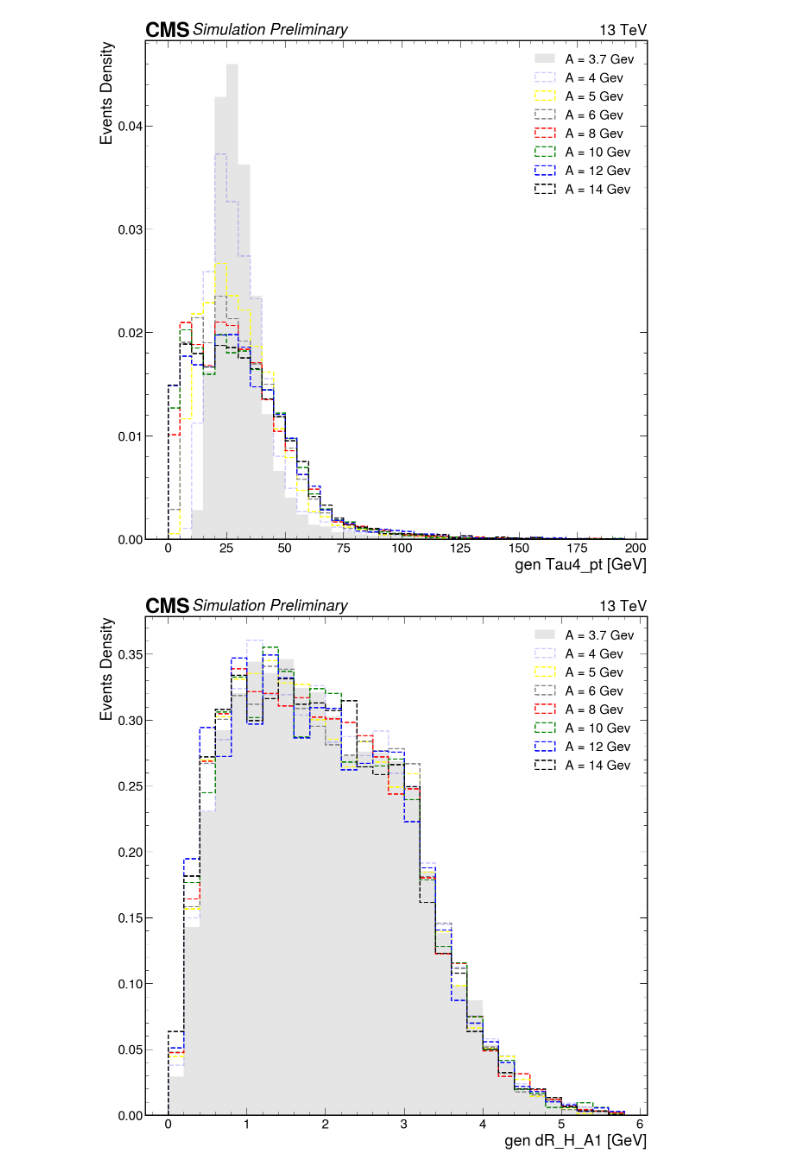
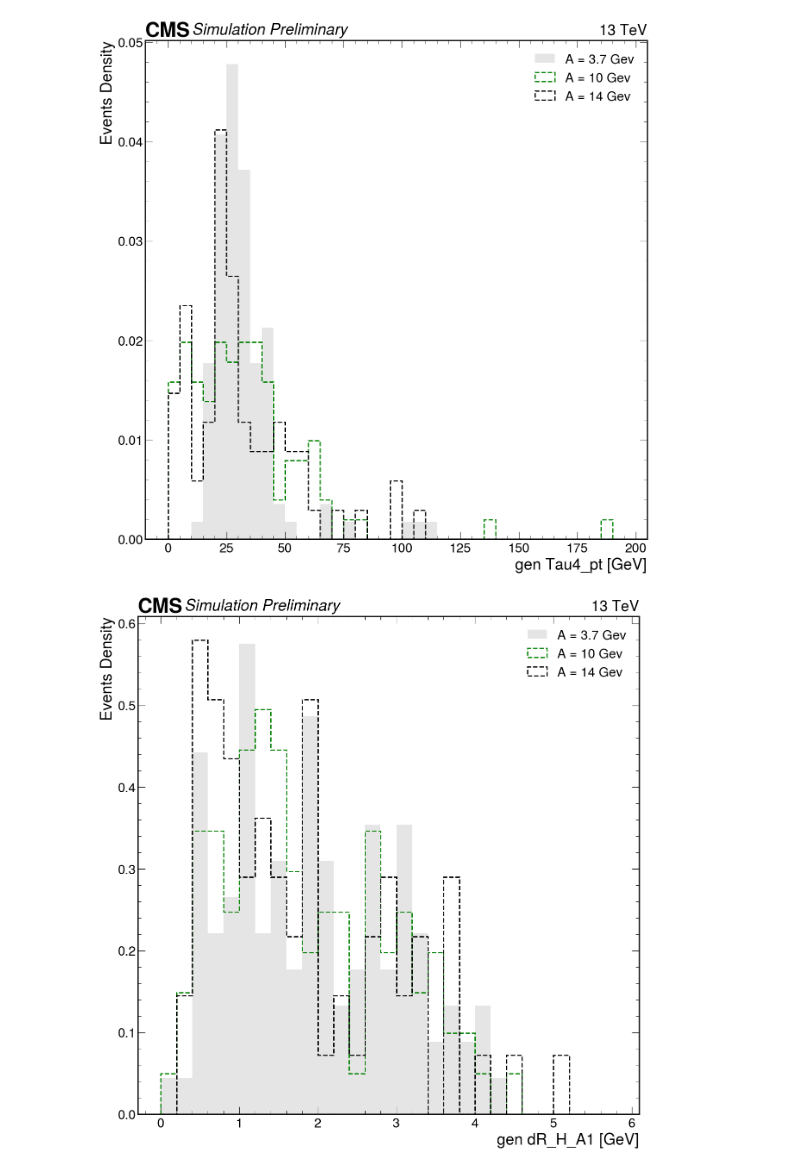
Before and after one commit to bhbam/H_AA_CLuster_jupyter_notebooks, a Jupyter notebook: plot_H_AA_4Tau_Gen_Info_from_rootfile_usig_uproot.ipynb, the cells around one changed output. Saved outputs shown, nothing was run; the diff lists cells and outputs as text; code cells hidden in the pictures.

Commit message:
run 3 signal sample gen study

```diff
--- a/plot_H_AA_4Tau_Gen_Info_from_rootfile_usig_uproot.ipynb
+++ b/plot_H_AA_4Tau_Gen_Info_from_rootfile_usig_uproot.ipynb
@@ -316,7 +316,7 @@ plt.show()
 # %%
 # out_dir='data/plot_H_AA_4Tau_M_10_signal_kinematics'
 # out_dir=f'data/plot_H_AA_4Tau_M_{mass_tag}_signal_kinematics_with_trigger'
-out_dir='data/plot_H_AA_4Tau_combined_signal_kinematics'
+out_dir='data_run3/plot_H_AA_4Tau_combined_signal_kinematics'
 if not os.path.isdir(out_dir):
     os.makedirs(out_dir)
 save = True
@@ -554,22 +554,22 @@ plt.show()
 # %%
 Tau4_pt3p7 = RHTree3p7.arrays(["Tau4_pt"],"Tau4_pt > -111",library="pd")['Tau4_pt']
-Tau4_pt4 = RHTree4.arrays(["Tau4_pt"],"Tau4_pt > -111",library="pd")['Tau4_pt']
-Tau4_pt5 = RHTree5.arrays(["Tau4_pt"],"Tau4_pt > -111",library="pd")['Tau4_pt']
-Tau4_pt6 = RHTree6.arrays(["Tau4_pt"],"Tau4_pt > -111",library="pd")['Tau4_pt']
-Tau4_pt8 = RHTree8.arrays(["Tau4_pt"],"Tau4_pt > -111",library="pd")['Tau4_pt']
+# Tau4_pt4 = RHTree4.arrays(["Tau4_pt"],"Tau4_pt > -111",library="pd")['Tau4_pt']
+# Tau4_pt5 = RHTree5.arrays(["Tau4_pt"],"Tau4_pt > -111",library="pd")['Tau4_pt']
+# Tau4_pt6 = RHTree6.arrays(["Tau4_pt"],"Tau4_pt > -111",library="pd")['Tau4_pt']
+# Tau4_pt8 = RHTree8.arrays(["Tau4_pt"],"Tau4_pt > -111",library="pd")['Tau4_pt']
 Tau4_pt10 = RHTree10.arrays(["Tau4_pt"],"Tau4_pt > -111",library="pd")['Tau4_pt']
-Tau4_pt12 = RHTree12.arrays(["Tau4_pt"],"Tau4_pt > -111",library="pd")['Tau4_pt']
+# Tau4_pt12 = RHTree12.arrays(["Tau4_pt"],"Tau4_pt > -111",library="pd")['Tau4_pt']
 Tau4_pt14 = RHTree14.arrays(["Tau4_pt"],"Tau4_pt > -111",library="pd")['Tau4_pt']
 
 
 fig, ax = plt.subplots(figsize=(15,15))
 plt.hist(Tau4_pt3p7,bins=np.arange(0,200,5),color='grey',alpha=0.2,label="A = 3.7 Gev", density = True)
-plt.hist(Tau4_pt4,bins=np.arange(0,200,5),histtype='step',linestyle='--',linewidth=2, color='b',alpha=0.2, label="A = 4 Gev",density = True)
-plt.hist(Tau4_pt5,bins=np.arange(0,200,5),histtype='step',linestyle='--',linewidth=2,color='yellow',label="A = 5 Gev",density = True)
-plt.hist(Tau4_pt6,bins=np.arange(0,200,5),histtype='step',linestyle='--',linewidth=2,color='grey',label="A = 6 Gev",density = True)
-plt.hist(Tau4_pt8,bins=np.arange(0,200,5),histtype='step',linestyle='--',linewidth=2,color='r',label="A = 8 Gev",density = True)
+# plt.hist(Tau4_pt4,bins=np.arange(0,200,5),histtype='step',linestyle='--',linewidth=2, color='b',alpha=0.2, label="A = 4 Gev",density = True)
+# plt.hist(Tau4_pt5,bins=np.arange(0,200,5),histtype='step',linestyle='--',linewidth=2,color='yellow',label="A = 5 Gev",density = True)
+# plt.hist(Tau4_pt6,bins=np.arange(0,200,5),histtype='step',linestyle='--',linewidth=2,color='grey',label="A = 6 Gev",density = True)
+# plt.hist(Tau4_pt8,bins=np.arange(0,200,5),histtype='step',linestyle='--',linewidth=2,color='r',label="A = 8 Gev",density = True)
 plt.hist(Tau4_pt10,bins=np.arange(0,200,5),histtype='step',linestyle='--',linewidth=2,color='g',label="A = 10 Gev",density = True)
-plt.hist(Tau4_pt12,bins=np.arange(0,200,5),histtype='step',linestyle='--',linewidth=2,color='b',label="A = 12 Gev",density = True)
+# plt.hist(Tau4_pt12,bins=np.arange(0,200,5),histtype='step',linestyle='--',linewidth=2,color='b',label="A = 12 Gev",density = True)
 plt.hist(Tau4_pt14,bins=np.arange(0,200,5),histtype='step',linestyle='--',linewidth=2,color='black',label="A = 14 Gev",density = True)
 
 plt.legend()
@@ -579,35 +579,35 @@ hep.cms.label(llabel="Simulation Preliminary", rlabel="13 TeV", loc=0, ax=ax)
 if save: plt.savefig('%s/gen_Tau4_pt_hist.png'%(out_dir),  bbox_inches='tight', dpi=300, facecolor = "w")
 plt.show()
 # %% [output]
-[figure, old version]
+[figure, new version]
 # %%
 dR_H_A13p7 = RHTree3p7.arrays(["dR_H_A1"],"dR_H_A1 > -111",library="pd")['dR_H_A1']
-dR_H_A14 = RHTree4.arrays(["dR_H_A1"],"dR_H_A1 > -111",library="pd")['dR_H_A1']
-dR_H_A15 = RHTree5.arrays(["dR_H_A1"],"dR_H_A1 > -111",library="pd")['dR_H_A1']
-dR_H_A16 = RHTree6.arrays(["dR_H_A1"],"dR_H_A1 > -111",library="pd")['dR_H_A1']
-dR_H_A18 = RHTree8.arrays(["dR_H_A1"],"dR_H_A1 > -111",library="pd")['dR_H_A1']
+# dR_H_A14 = RHTree4.arrays(["dR_H_A1"],"dR_H_A1 > -111",library="pd")['dR_H_A1']
+# dR_H_A15 = RHTree5.arrays(["dR_H_A1"],"dR_H_A1 > -111",library="pd")['dR_H_A1']
+# dR_H_A16 = RHTree6.arrays(["dR_H_A1"],"dR_H_A1 > -111",library="pd")['dR_H_A1']
+# dR_H_A18 = RHTree8.arrays(["dR_H_A1"],"dR_H_A1 > -111",library="pd")['dR_H_A1']
 dR_H_A110 = RHTree10.arrays(["dR_H_A1"],"dR_H_A1 > -111",library="pd")['dR_H_A1']
-dR_H_A112 = RHTree12.arrays(["dR_H_A1"],"dR_H_A1 > -111",library="pd")['dR_H_A1']
+# dR_H_A112 = RHTree12.arrays(["dR_H_A1"],"dR_H_A1 > -111",library="pd")['dR_H_A1']
 dR_H_A114 = RHTree14.arrays(["dR_H_A1"],"dR_H_A1 > -111",library="pd")['dR_H_A1']
 
 
 fig, ax = plt.subplots(figsize=(15,15))
 plt.hist(dR_H_A13p7,bins=np.arange(0,6,.2),color='grey',alpha=0.2,label="A = 3.7 Gev", density = True)
-plt.hist(dR_H_A14,bins=np.arange(0,6,.2),histtype='step',linestyle='--',linewidth=2, color='b',alpha=0.2, label="A = 4 Gev",density = True)
-plt.hist(dR_H_A15,bins=np.arange(0,6,.2),histtype='step',linestyle='--',linewidth=2,color='yellow',label="A = 5 Gev",density = True)
-plt.hist(dR_H_A16,bins=np.arange(0,6,.2),histtype='step',linestyle='--',linewidth=2,color='grey',label="A = 6 Gev",density = True)
-plt.hist(dR_H_A18,bins=np.arange(0,6,.2),histtype='step',linestyle='--',linewidth=2,color='r',label="A = 8 Gev",density = True)
+# plt.hist(dR_H_A14,bins=np.arange(0,6,.2),histtype='step',linestyle='--',linewidth=2, color='b',alpha=0.2, label="A = 4 Gev",density = True)
+# plt.hist(dR_H_A15,bins=np.arange(0,6,.2),histtype='step',linestyle='--',linewidth=2,color='yellow',label="A = 5 Gev",density = True)
+# plt.hist(dR_H_A16,bins=np.arange(0,6,.2),histtype='step',linestyle='--',linewidth=2,color='grey',label="A = 6 Gev",density = True)
+# plt.hist(dR_H_A18,bins=np.arange(0,6,.2),histtype='step',linestyle='--',linewidth=2,color='r',label="A = 8 Gev",density = True)
 plt.hist(dR_H_A110,bins=np.arange(0,6,.2),histtype='step',linestyle='--',linewidth=2,color='g',label="A = 10 Gev",density = True)
-plt.hist(dR_H_A112,bins=np.arange(0,6,.2),histtype='step',linestyle='--',linewidth=2,color='b',label="A = 12 Gev",density = True)
+# plt.hist(dR_H_A112,bins=np.arange(0,6,.2),histtype='step',linestyle='--',linewidth=2,color='b',label="A = 12 Gev",density = True)
 plt.hist(dR_H_A114,bins=np.arange(0,6,.2),histtype='step',linestyle='--',linewidth=2,color='black',label="A = 14 Gev",density = True)
 
 plt.legend()
 plt.ylabel("Events Density")
 plt.xlabel("gen dR_H_A1 [GeV]")
 hep.cms.label(llabel="Simulation Preliminary", rlabel="13 TeV", loc=0, ax=ax)
 if save: plt.savefig('%s/gen_dR_H_A1_hist.png'%(out_dir),  bbox_inches='tight', dpi=300, facecolor = "w")
 plt.show()
 # %% [output]
-[figure, old version]
+[figure, new version]
 # %%
 dR_A1_Tau13p7 = RHTree3p7.arrays(["dR_A1_Tau1"],"dR_A1_Tau1 > -111",library="pd")['dR_A1_Tau1']
```
Also changed, not shown: parts of 28 cells of this notebook, 1 other file.
